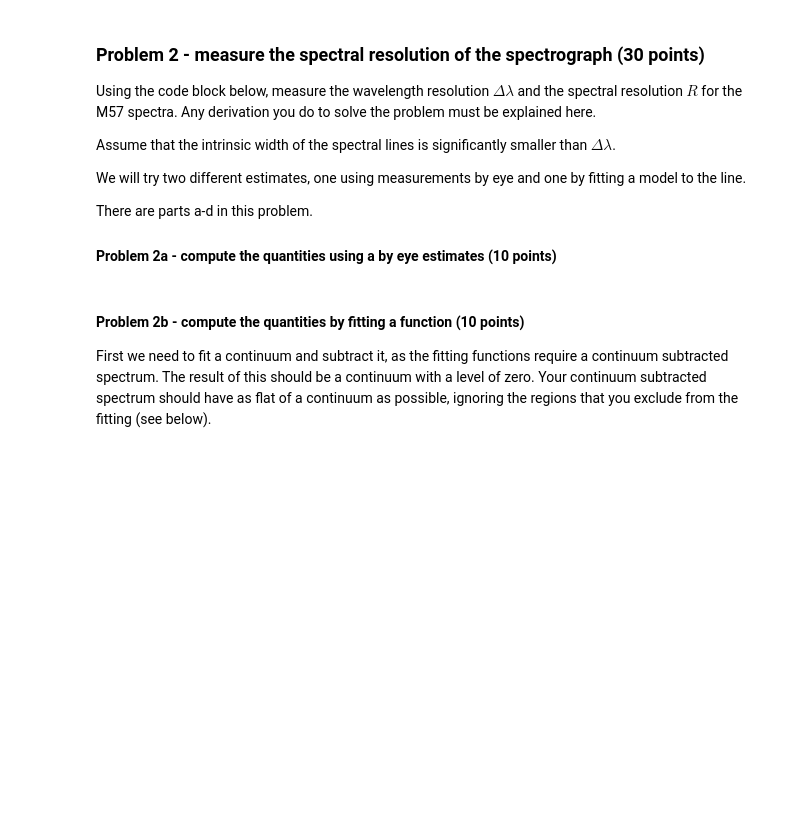
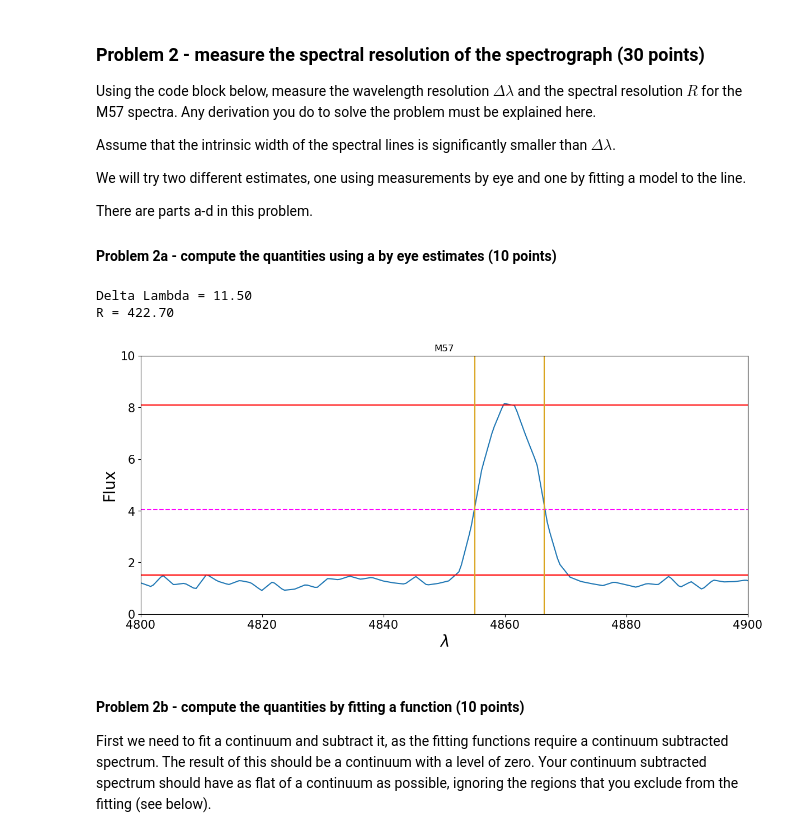
Before and after one commit to AstroKeaton/Analysis_real_spectra_student, a Jupyter notebook: analysis_real_spectra.student.ipynb, the cells around one changed output. Saved outputs shown, nothing was run; the diff lists cells and outputs as text; code cells hidden in the pictures; blank space fills up the shorter version.

```diff
--- a/analysis_real_spectra.student.ipynb
+++ b/analysis_real_spectra.student.ipynb
@@ -147,44 +147,48 @@ plt.xlabel("$\lambda$",fontsize=20)
 plt.ylabel("Flux",fontsize=20)
 plt.title('M57')
 
 #you can change these limits to zoom in and out of certain parts of the spectra.  You should use the Hbeta line for your measurement
 #**************
 #Your code here.
 fluxmin = 0
-fluxmax = 30
-lammin = 3600
-lammax = 7400
+fluxmax = 10
+lammin = 4800
+lammax = 4900
 ax.set_ylim([fluxmin,fluxmax])
 ax.set_xlim([lammin,lammax])
 
 #In the following section of code you will need to estimate the continuum and the peak of the line as horizontal lines.  Then
 #continuum level
-contlevel =
+contlevel = 1.5 #by eye
 plt.axhline(contlevel, color='red')
 
 #line peak
-linepeak =
+linepeak = 8.1 #by eye
 plt.axhline(linepeak, color='red')
 
 #Provide a calculation to determine the half maximum
-halfmax =
+halfmax = linepeak/2 #assuming you just mean half the maximum of the peak
 plt.axhline(halfmax,color='magenta',linestyle='--')
 
 #Now find wavelengths corresponding to short and long wavelength sides of FWHM by using the vertical
 #lines that will be drawn on the graph
-lowlam =
-highlam =
+lowlam = 4855
+highlam = 4866.5
 plt.axvline(lowlam,color='goldenrod')
 plt.axvline(highlam,color='goldenrod')
 
 #calculate the FWHM
-deltalam =
+deltalam = highlam-lowlam
 print('Delta Lambda = %5.2f' % deltalam)
 
 #calculate the spectral resolution
-lamcent =
-specres =
+lamcent = 4861
+specres = lamcent/deltalam
 print('R = %6.2f' % specres)
+# %% [output]
+Delta Lambda = 11.50
+R = 422.70
+[figure, added]
 # %% [markdown]
 #### Problem 2b - compute the quantities by fitting a function (10 points)
 
```
Also changed, not shown: parts of 18 cells of this notebook.
